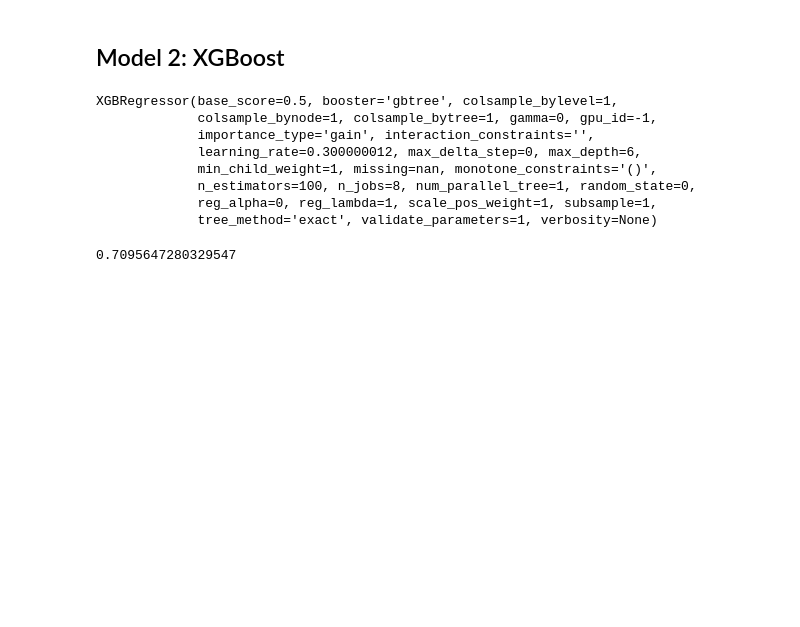
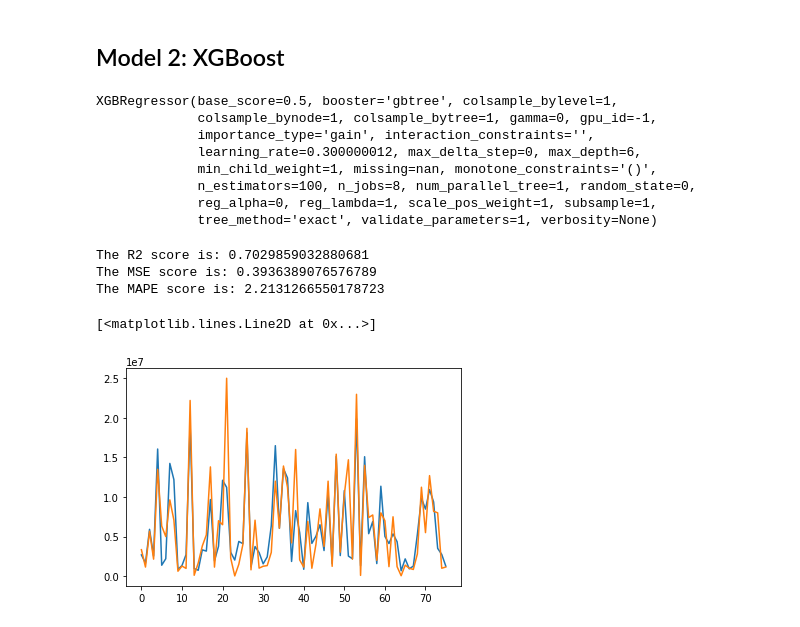
Before and after one commit to nhatminh-96/datacamp-project, a Jupyter notebook: nada_notebook.ipynb, the cells around one changed output. Saved outputs shown, nothing was run; the diff lists cells and outputs as text; code cells hidden in the pictures; blank space fills up the shorter version.

```diff
--- a/nada_notebook.ipynb
+++ b/nada_notebook.ipynb
@@ -445,7 +476,7 @@ pl.show()
 # %%
 alpha_optim_lasso = alphas_lasso[np.argmin(MSE_lasso)]
 model_lasso_optim = Lasso(alpha = alpha_optim_lasso)
-model_lasso_optim.fit(X_train, y_train)
+model_lasso_optim.fit(X_train_scaled, y_train_scaled)
 print("\nThe value of alpha that gives the smallest MSE score is: {}".format(np.round(alpha_optim_lasso,2)))
 # %% [output]
 The value of alpha that gives the smallest MSE score is: 0.01
@@ -484,7 +517,7 @@ The MSE score is: 0.40443714509682405
 ## Model 2: XGBoost
 # %%
 model_rd = XGBRegressor()
-model_rd.fit(X_train, y_train)
+model_rd.fit(X_train_scaled, y_train_scaled)
 # %% [output]
 XGBRegressor(base_score=0.5, booster='gbtree', colsample_bylevel=1,
              colsample_bynode=1, colsample_bytree=1, gamma=0, gpu_id=-1,
@@ -494,8 +527,18 @@ XGBRegressor(base_score=0.5, booster='gbtree', colsample_bylevel=1,
              n_estimators=100, n_jobs=8, num_parallel_tree=1, random_state=0,
              reg_alpha=0, reg_lambda=1, scale_pos_weight=1, subsample=1,
              tree_method='exact', validate_parameters=1, verbosity=None)
-# %%
-y_pred = model_rd.predict(X_test)
-r2_score(y_test, y_pred)
-# %% [output]
-0.7095647280329547
+# %%
+y_pred = model_rd.predict(X_test_scaled)
+print("The R2 score is:", r2_score(y_test_scaled, y_pred))
+print("The MSE score is:", mean_squared_error(y_test_scaled, y_pred))
+print("The MAPE score is:", mean_absolute_percentage_error(y_test_scaled, y_pred))
+# %% [output]
+The R2 score is: 0.7029859032880681
+The MSE score is: 0.3936389076576789
+The MAPE score is: 2.2131266550178723
+# %%
+plt.plot(y_pred)
+plt.plot(y_test)
+# %% [output]
+[<matplotlib.lines.Line2D at 0x...>]
+[figure, added]
```
Also changed, not shown: parts of 71 cells of this notebook.
